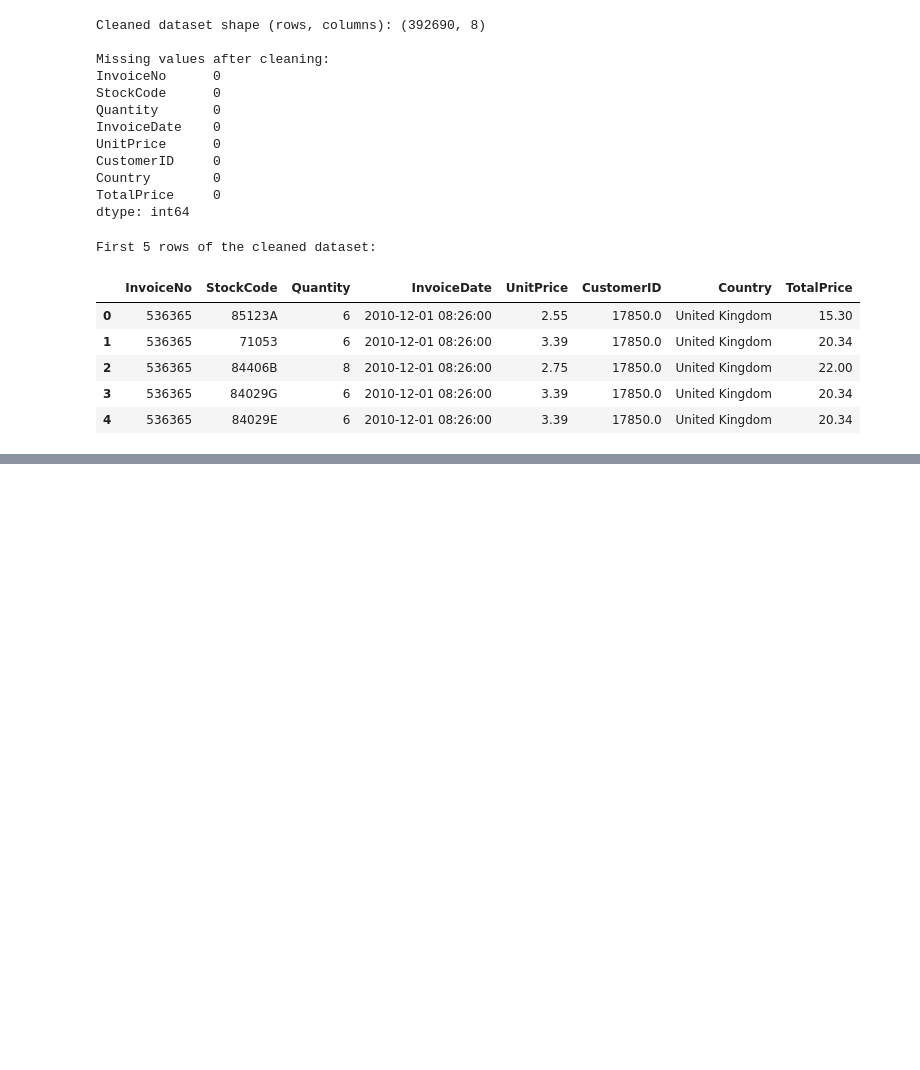
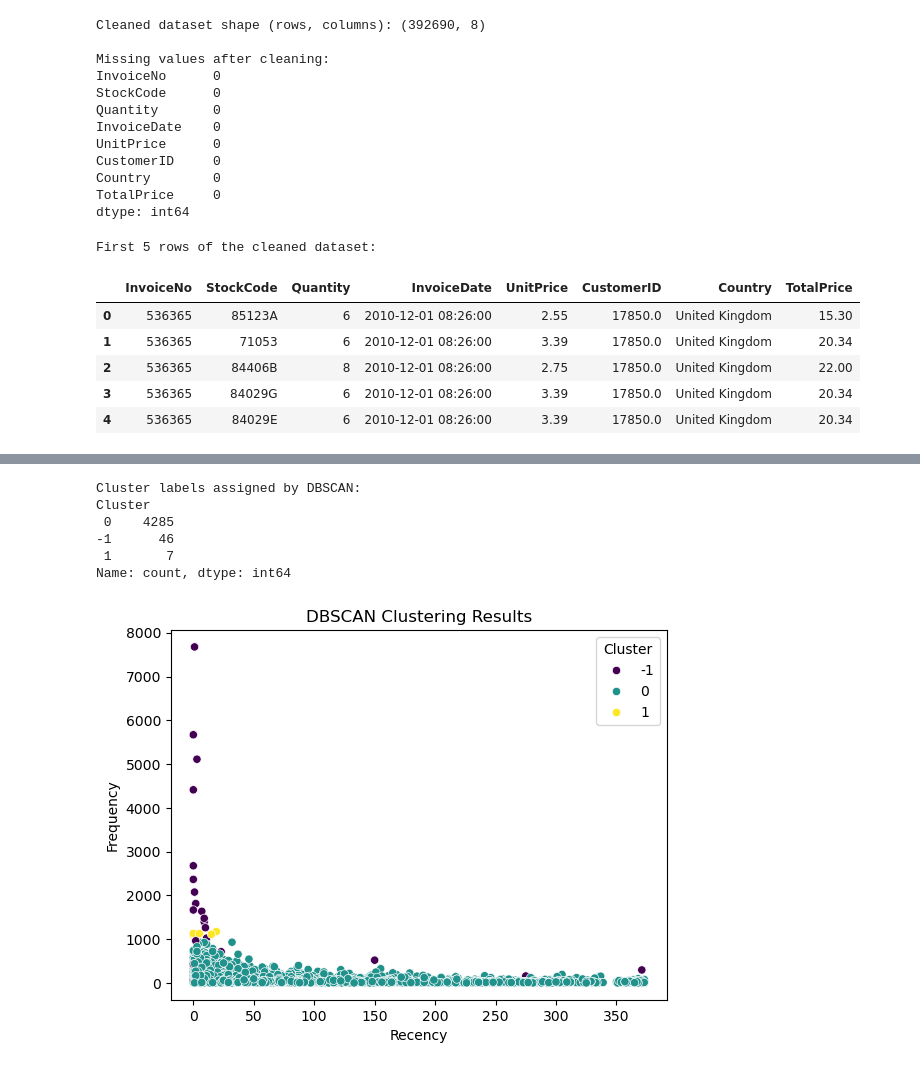
Before and after one commit to salmanizzu/customer-segmentation, a Jupyter notebook: customer-segmentation.ipynb, the cells around one changed output, grey strips where cells are left out. Cells and saved outputs as stored; diff of their text form; code cells hidden in the pictures; blank space fills up the shorter version.

```diff
--- a/customer-segmentation.ipynb
+++ b/customer-segmentation.ipynb
@@ -169,0 +314,26 @@ First 5 rows of the cleaned dataset:
+# %%
+# Step 1: Scale the data (DBSCAN is also sensitive to scales)
+scaler = StandardScaler()
+rfm_scaled = scaler.fit_transform(rfm[['Recency', 'Frequency', 'Monetary']])
+
+# Step 2: Apply DBSCAN
+# Parameters: eps (distance threshold), min_samples (minimum points to form a cluster)
+dbscan = DBSCAN(eps=0.5, min_samples=5)  # You may need to tune these values
+rfm['Cluster'] = dbscan.fit_predict(rfm_scaled)
+
+# Step 3: Check the results
+print("Cluster labels assigned by DBSCAN:")
+print(rfm['Cluster'].value_counts())  # -1 is the label for noise
+
+# Step 4: Visualize the clusters (optional)
+sns.scatterplot(data=rfm, x='Recency', y='Frequency', hue='Cluster', palette='viridis')
+plt.title('DBSCAN Clustering Results')
+plt.show()
+# %% [output]
+Cluster labels assigned by DBSCAN:
+Cluster
+ 0    4285
+-1      46
+ 1       7
+Name: count, dtype: int64
+[figure, added]
```
Also changed, not shown: parts of 14 cells of this notebook, 1 other file.
